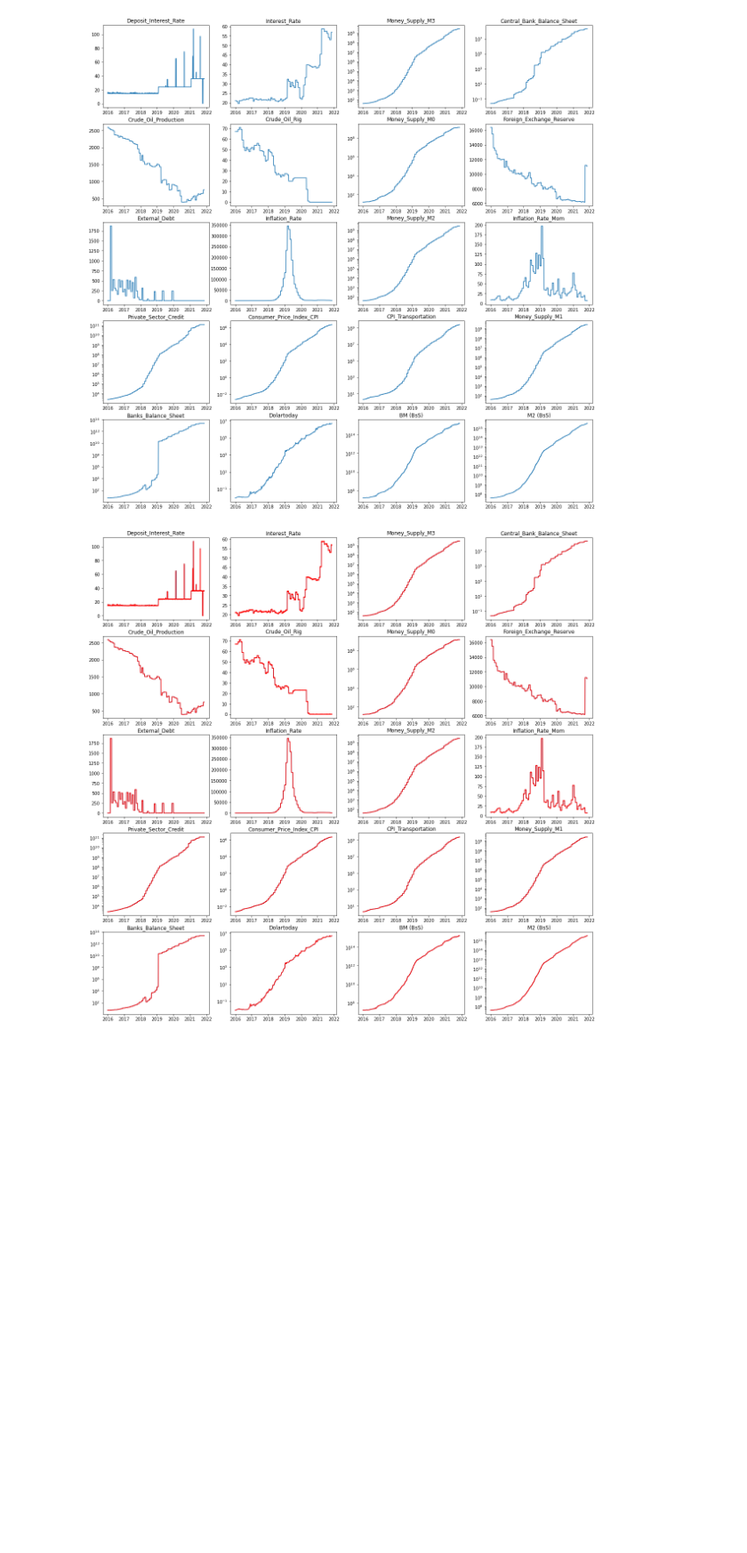
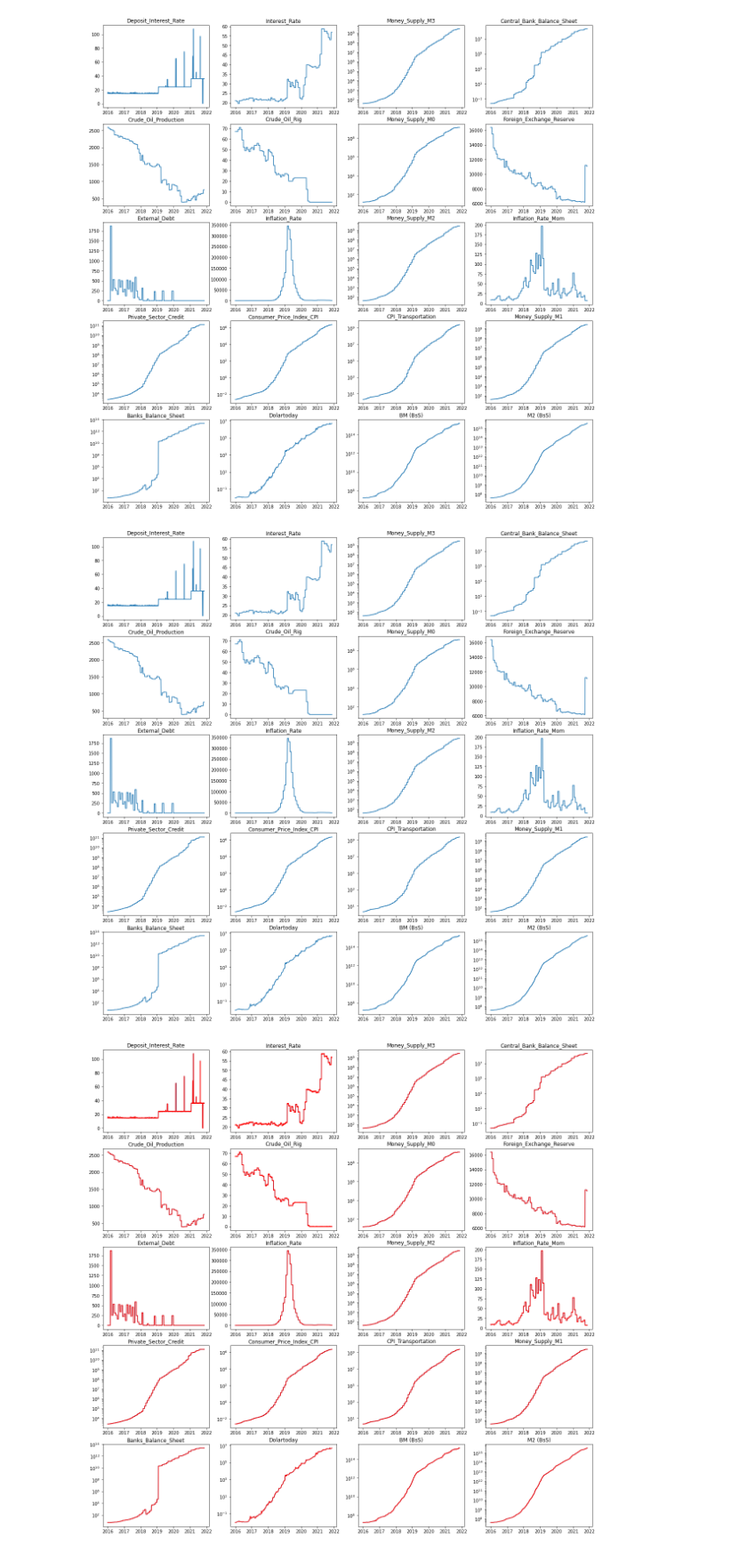
Before and after one commit to frankmuci/venezuela_fx, a Jupyter notebook: notebooks/Zooming_the_Dataset.ipynb, the cells around one changed output. Shown at 89% size. Saved outputs shown, nothing was run; the diff lists cells and outputs as text; code cells hidden in the pictures; blank space fills up the shorter version.

```diff
--- a/notebooks/Zooming_the_Dataset.ipynb
+++ b/notebooks/Zooming_the_Dataset.ipynb
@@ -229,6 +234,8 @@ working_df
 1537 rows × 21 columns
 # %%
 hourly_df = working_df.resample('h').mean().fillna(method='ffill')
+# %%
+int_hourly_df = working_df.resample('h').mean().interpolate()
 # %%
 hourly_df.head()
 # %% [output]
@@ -319,6 +326,17 @@ for idx, col in enumerate(list(merged_df.columns[1:])):
         axs[idx].set_yscale('log')
 # %% [output]
 [figure]
+# %%
+log_cols = ['Money_Supply_M0', 'Money_Supply_M1', 'Money_Supply_M2', 'Money_Supply_M3', 'Central_Bank_Balance_Sheet', 'Private_Sector_Credit', 'Consumer_Price_Index_CPI', 'CPI_Transportation', 'Banks_Balance_Sheet', 'Dolartoday', 'BM (BsS)', 'M2 (BsS)']
+fig, axs = plt.subplots(5,4, figsize=(20,20))
+axs = axs.flatten()
+for idx, col in enumerate(list(merged_df.columns[1:])):
+    axs[idx].plot(int_hourly_df.resample('d').first()[col])
+    axs[idx].set_title(col)
+    if col in log_cols:
+        axs[idx].set_yscale('log')
+# %% [output]
+[figure, added]
 # %%
 log_cols = ['Money_Supply_M0', 'Money_Supply_M1', 'Money_Supply_M2', 'Money_Supply_M3', 'Central_Bank_Balance_Sheet', 'Private_Sector_Credit', 'Consumer_Price_Index_CPI', 'CPI_Transportation', 'Banks_Balance_Sheet', 'Dolartoday', 'BM (BsS)', 'M2 (BsS)']
 fig, axs = plt.subplots(5,4, figsize=(20,20))
```
Also changed, not shown: parts of 4 cells of this notebook, 1 other file.
